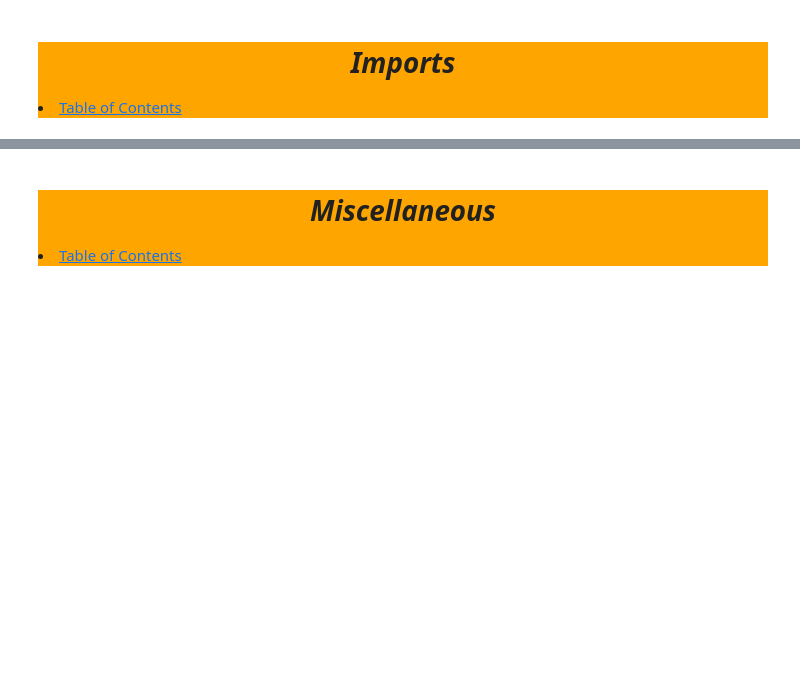
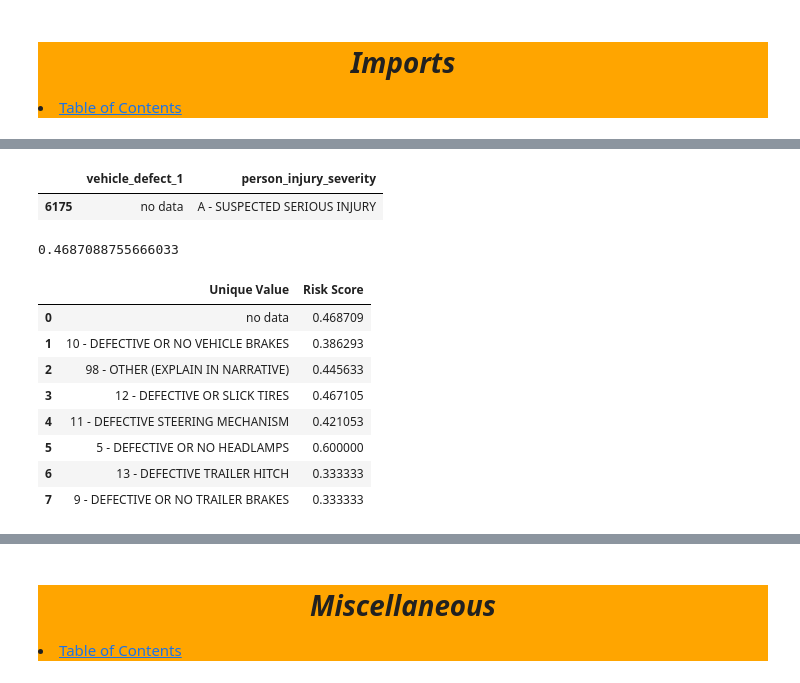
Before and after one commit to tex-wrex/tex-wrex, a Jupyter notebook: Jared/risk_agg_creation.ipynb, the cells around one changed output, grey strips where cells are left out. Saved outputs shown, nothing was run; the diff lists cells and outputs as text; code cells hidden in the pictures; blank space fills up the shorter version.

```diff
--- a/Jared/risk_agg_creation.ipynb
+++ b/Jared/risk_agg_creation.ipynb
@@ -74,0 +121,50 @@ Acquire everything from the vanilla superstore database via sql query
+# %%
+# Create a smaller dataset with target and above column
+cols_for_single_testing = [
+    'vehicle_defect_1',
+    'person_injury_severity'
+]
+single_test = master[cols_for_single_testing]
+single_test.sample()
+# %% [output]
+|  | vehicle_defect_1 | person_injury_severity |
+| 6175 | no data | A - SUSPECTED SERIOUS INJURY |
+# %%
+# Testing with single unique value ('no data') in column
+temp_dict = single_test[single_test.vehicle_defect_1 == 'no data']['person_injury_severity'].value_counts(normalize=True).to_dict()
+for key in temp_dict.keys():
+    if key == 'A - SUSPECTED SERIOUS INJURY':
+        temp_dict['A - SUSPECTED SERIOUS INJURY'] = temp_dict['A - SUSPECTED SERIOUS INJURY'] * 2
+    elif key == 'K - FATAL INJURY':
+        temp_dict['K - FATAL INJURY'] = temp_dict['K - FATAL INJURY'] * 3
+risk_score = sum(temp_dict.values()) / 3
+print(risk_score)
+# %% [output]
+0.4687088755666033
+# %%
+# Testing with all unique values to get risk scores
+risk_dict = {
+    'Unique Value' : [],
+    'Risk Score' : []
+}
+for val in single_test.vehicle_defect_1.unique():
+    injury_distribution_dict = single_test[single_test.vehicle_defect_1 == val]['person_injury_severity'].value_counts(normalize=True).to_dict()
+    for key in injury_distribution_dict.keys():
+        if key == 'A - SUSPECTED SERIOUS INJURY':
+            injury_distribution_dict['A - SUSPECTED SERIOUS INJURY'] = injury_distribution_dict['A - SUSPECTED SERIOUS INJURY'] * 2
+        elif key == 'K - FATAL INJURY':
+            injury_distribution_dict['K - FATAL INJURY'] = injury_distribution_dict['K - FATAL INJURY'] * 3
+    risk_score = sum(injury_distribution_dict.values()) / 3
+    risk_dict['Unique Value'].append(val)
+    risk_dict['Risk Score'].append(risk_score)
+pd.DataFrame(risk_dict)
+# %% [output]
+|  | Unique Value | Risk Score |
+| 0 | no data | 0.468709 |
+| 1 | 10 - DEFECTIVE OR NO VEHICLE BRAKES | 0.386293 |
+| 2 | 98 - OTHER (EXPLAIN IN NARRATIVE) | 0.445633 |
+| 3 | 12 - DEFECTIVE OR SLICK TIRES | 0.467105 |
+| 4 | 11 - DEFECTIVE STEERING MECHANISM | 0.421053 |
+| 5 | 5 - DEFECTIVE OR NO HEADLAMPS | 0.600000 |
+| 6 | 13 - DEFECTIVE TRAILER HITCH | 0.333333 |
+| 7 | 9 - DEFECTIVE OR NO TRAILER BRAKES | 0.333333 |
```
Also changed, not shown: parts of 32 cells of this notebook.
